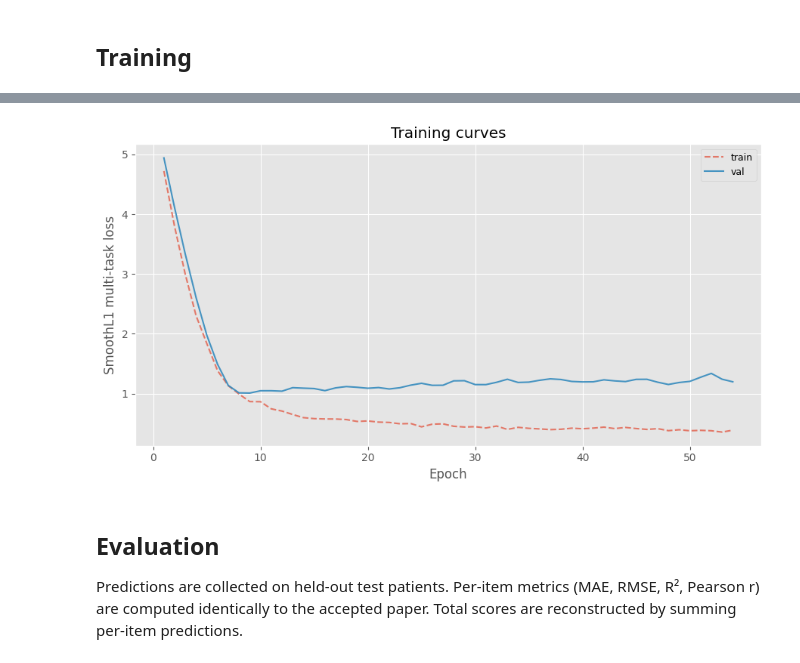
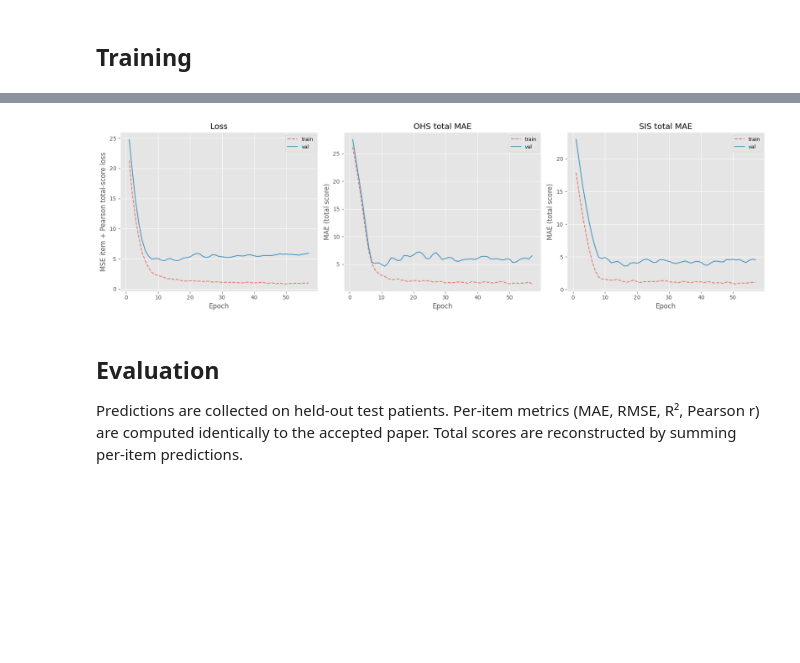
Before and after one commit to VNSwtHuo/maison-llf, a Jupyter notebook: FINALLLL_gru_shap_selected_features.ipynb, the cells around one changed output, grey strips where cells are left out. Drawn from its saved outputs; the diff is of its cells as text; code cells hidden in the pictures; blank space fills up the shorter version.

```diff
--- a/FINALLLL_gru_shap_selected_features.ipynb
+++ b/FINALLLL_gru_shap_selected_features.ipynb
@@ -687,15 +726,31 @@ epochs=54, best_val=1.0077, SIS decay=0.0763, OHS decay=0.0803
 # %%
-fig, ax = plt.subplots(figsize=(9, 5))
-ax.plot(history_df["epoch"], history_df["train_loss"], linestyle="--", alpha=0.7, label="train")
-ax.plot(history_df["epoch"], history_df["val_loss"],   alpha=0.9,              label="val")
-ax.set_xlabel("Epoch")
-ax.set_ylabel("SmoothL1 multi-task loss")
-ax.set_title("Training curves")
-ax.legend(fontsize=9)
+fig, axes = plt.subplots(1, 3, figsize=(17, 5))
+
+axes[0].plot(history_df["epoch"], history_df["train_loss"], linestyle="--", alpha=0.7, label="train")
+axes[0].plot(history_df["epoch"], history_df["val_loss"],   alpha=0.9,              label="val")
+axes[0].set_xlabel("Epoch")
+axes[0].set_ylabel("MSE item + Pearson total-score loss")
+axes[0].set_title("Loss")
+axes[0].legend(fontsize=9)
+
+axes[1].plot(history_df["epoch"], history_df["train_ohs_mae"], linestyle="--", alpha=0.7, label="train")
+axes[1].plot(history_df["epoch"], history_df["val_ohs_mae"],   alpha=0.9,              label="val")
+axes[1].set_xlabel("Epoch")
+axes[1].set_ylabel("MAE (total score)")
+axes[1].set_title("OHS total MAE")
+axes[1].legend(fontsize=9)
+
+axes[2].plot(history_df["epoch"], history_df["train_sis_mae"], linestyle="--", alpha=0.7, label="train")
+axes[2].plot(history_df["epoch"], history_df["val_sis_mae"],   alpha=0.9,              label="val")
+axes[2].set_xlabel("Epoch")
+axes[2].set_ylabel("MAE (total score)")
+axes[2].set_title("SIS total MAE")
+axes[2].legend(fontsize=9)
+
 plt.tight_layout()
 plt.show()
 # %% [output]
-[figure, old version]
+[figure, new version]
 # %% [markdown]
 ## Evaluation
 
```
Also changed, not shown: parts of 9 cells of this notebook, 53 other files.
